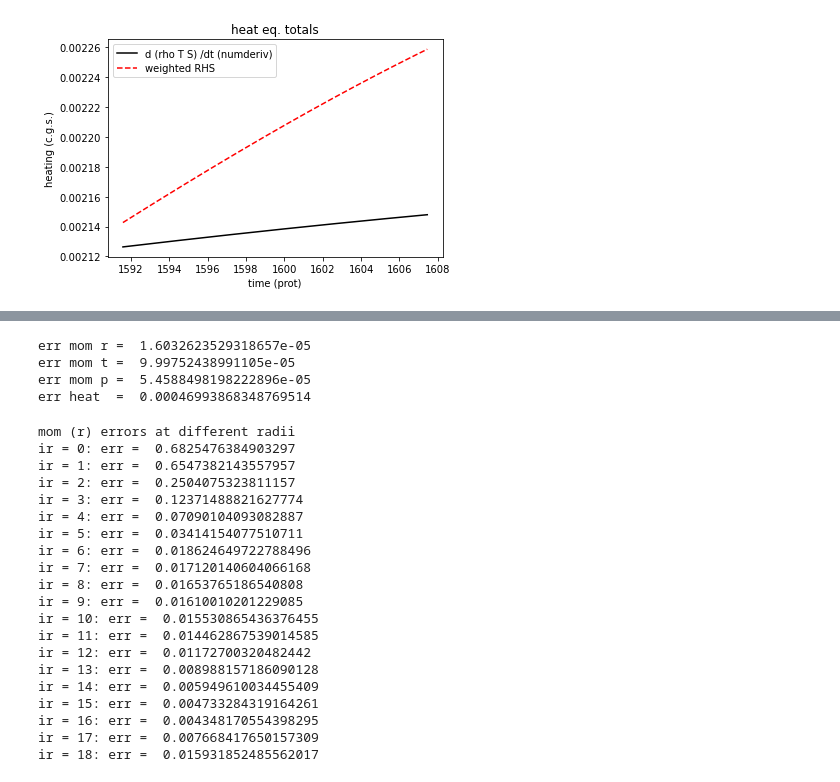
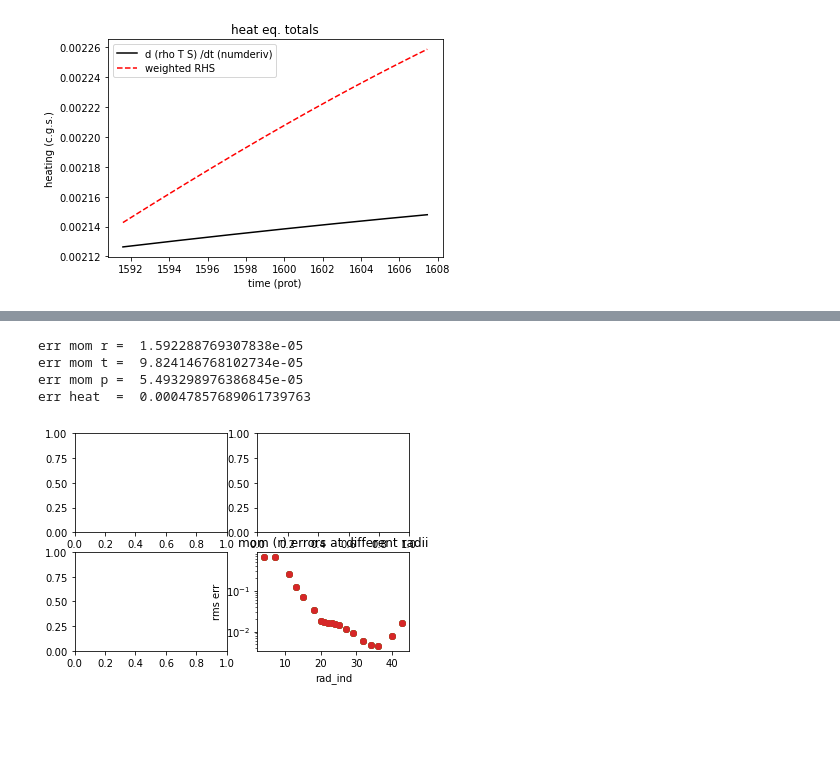
Before and after one commit to illorenzo7/rayleigh_utils, a Jupyter notebook: test_equations/momentum.ipynb, the cells around one changed output, grey strips where cells are left out. Drawn from its saved outputs; the diff is of its cells as text; code cells hidden in the pictures; blank space fills up the shorter version.

```diff
--- a/test_equations/momentum.ipynb
+++ b/test_equations/momentum.ipynb
@@ -135,17 +138,14 @@ maxabs_heat = my_maxabs(np.abs(adv_heat), np.abs(int_heat), np.abs(visc_heat),\
                         np.abs(ref_adv_heat), cond_heat)
 # %%
 # get lhs = d var / dt (momentum, heat)
-dy = rhov_r[..., 2:] - rhov_r[..., 1:-1]
-drhovdt_r = dy/dt
+def get_ddt(variable):
+    dvar = variable[..., 2:] - variable[..., 1:-1]
+    return dvar/dt
 
-dy = rhov_t[..., 2:] - rhov_t[..., 1:-1]
-drhovdt_t = dy/dt
-
-dy = rhov_p[..., 2:] - rhov_p[..., 1:-1]
-drhovdt_p = dy/dt
-
-dy = inte[..., 2:] - inte[..., 1:-1]
-dintedt = dy/dt
+drhovdt_r = get_ddt(rhov_r)
+drhovdt_t = get_ddt(rhov_t)
+drhovdt_p = get_ddt(rhov_p)
+dintedt = get_ddt(inte)
 # %%
 # start getting weighted rhs (momentum)
 
@@ -345,38 +371,34 @@ err heat  =  0.028888394935549205
 # %%
 # errors over whole shell (w.r.t. maxabs)
-print ("err mom r = ", get_err(fweighted_r - drhovdt_r, maxabs_r[2:]))
-print ("err mom t = ", get_err(fweighted_t - drhovdt_t, maxabs_t[2:]))
-print ("err mom p = ", get_err(fweighted_p - drhovdt_p, maxabs_p[2:]))
-print ("err heat  = ", get_err(fweighted_heat - dintedt, maxabs_heat[2:]))
+print ("err mom r = ", get_err(fweighted_r - drhovdt_r, maxabs_r[..., 2:]))
+print ("err mom t = ", get_err(fweighted_t - drhovdt_t, maxabs_t[..., 2:]))
+print ("err mom p = ", get_err(fweighted_p - drhovdt_p, maxabs_p[..., 2:]))
+print ("err heat  = ", get_err(fweighted_heat - dintedt, maxabs_heat[..., 2:]))
 # %% [output]
-err mom r =  1.6032623529318657e-05
-err mom t =  9.99752438991105e-05
-err mom p =  5.4588498198222896e-05
-err heat  =  0.00046993868348769514
+err mom r =  1.592288769307838e-05
+err mom t =  9.824146768102734e-05
+err mom p =  5.493298976386845e-05
+err heat  =  0.00047857689061739763
 # %%
-# stringent error at each radius (mom r)
-print ('mom (r) errors at different radii')
-for ir in range(len(irvals)):
-    print ('ir = %i:' %ir, 'err = ', get_err(fweighted_r - drhovdt_r, fweighted_r, ir=ir))
+# stringent error at each radius, averaged horizontally, for each equation
+fig, axs = plt.subplots(2, 2)
+count = 0
+for irow in range(2):
+    for icol in range(2):
+        if count == 0:
+            diff = fweighted_r - drhovdt_r
+            fweighted = fweighted_r
+        errs = []
+        for i in range(len(irvals)):
+            #print ('ir = %i:' %i, 'err = ', get_err(fweighted_r - drhovdt_r, fweighted_r, ir=i))
+            errs.append(get_err(fweighted_r - drhovdt_r, fweighted_r, ir=i))
+
+        plt.scatter(irvals, errs)
+        plt.xlabel('rad_ind')
+        plt.ylabel('rms err')
+        plt.yscale('log')
+        plt.title('mom (r) errors at different radii')
+        count += 1
 # %% [output]
-mom (r) errors at different radii
-ir = 0: err =  0.6825476384903297
-ir = 1: err =  0.6547382143557957
-ir = 2: err =  0.2504075323811157
-ir = 3: err =  0.12371488821627774
-ir = 4: err =  0.07090104093082887
-ir = 5: err =  0.03414154077510711
-ir = 6: err =  0.018624649722788496
-ir = 7: err =  0.017120140604066168
-ir = 8: err =  0.01653765186540808
-ir = 9: err =  0.01610010201229085
-ir = 10: err =  0.015530865436376455
-ir = 11: err =  0.014462867539014585
-ir = 12: err =  0.01172700320482442
-ir = 13: err =  0.008988157186090128
-ir = 14: err =  0.005949610034455409
-ir = 15: err =  0.004733284319164261
-ir = 16: err =  0.004348170554398295
-ir = 17: err =  0.007668417650157309
-ir = 18: err =  0.015931852485562017
+[figure, added]
 # %%
```
Also changed, not shown: parts of 9 cells of this notebook.
